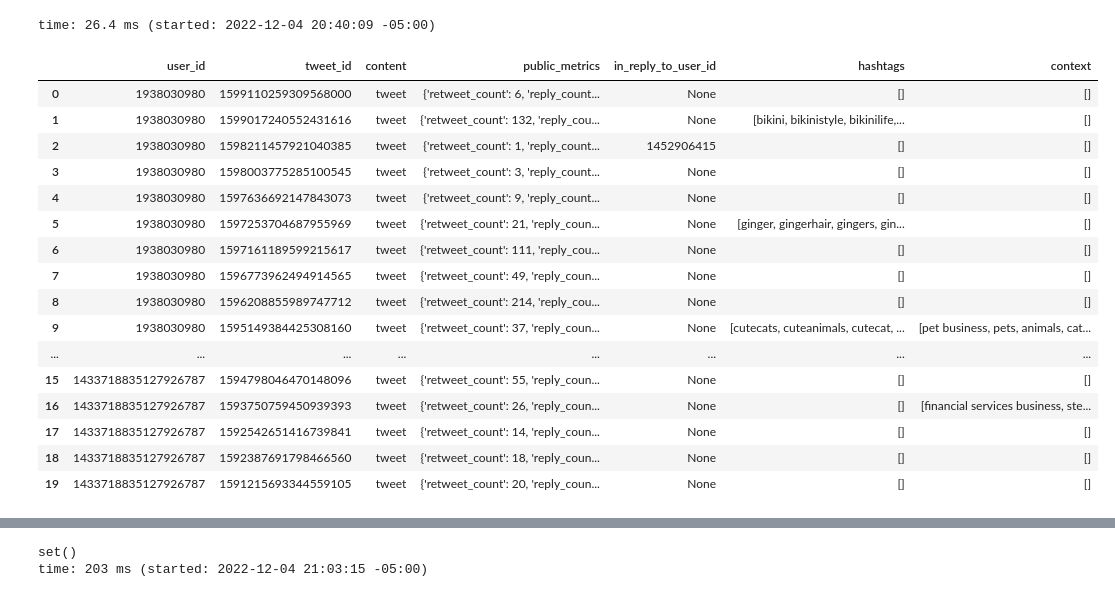
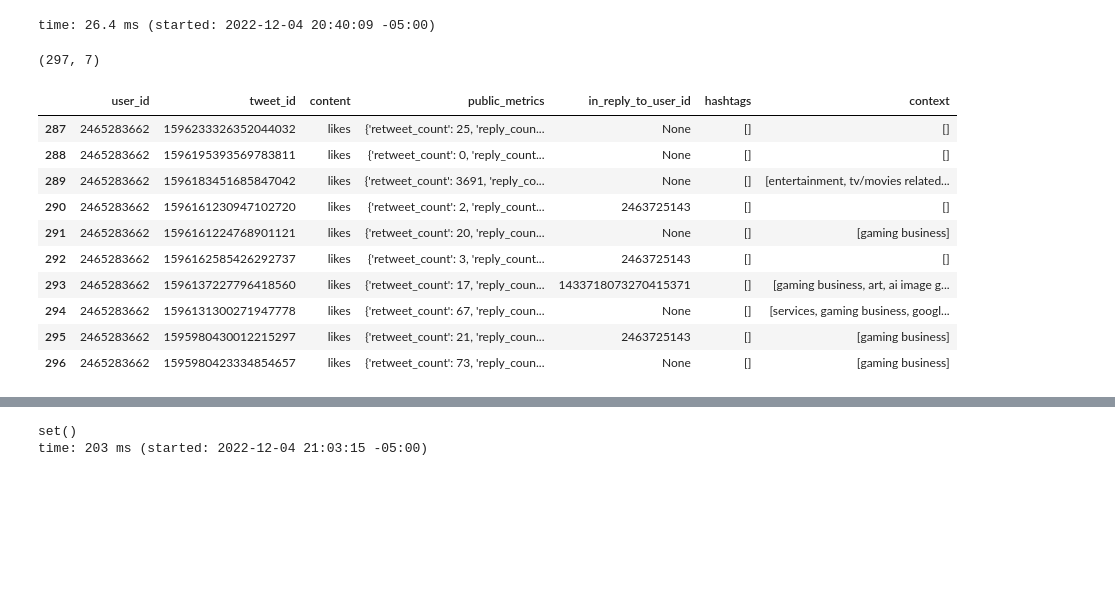
Before and after one commit to lejinvarghese/ego_networks, a Jupyter notebook: notebooks/communities.ipynb, the cells around one changed output, grey strips where cells are left out. Drawn from its saved outputs; the diff is of its cells as text; code cells hidden in the pictures; blank space fills up the shorter version.

Commit message:
tweet scraper api working
Signed-off-by: lejinvarghese <lejinsnests@yahoo.com>

```diff
--- a/notebooks/communities.ipynb
+++ b/notebooks/communities.ipynb
@@ -435,36 +435,48 @@ nodes.sample(5)
 | 113316 | 953223246 | Saif Rahman | https://pbs.twimg.com/profile_ima... | {'followers_count': 5810, 'follow... | SaifRRahman | False | NaN |
 time: 26.4 ms (started: 2022-12-04 20:40:09 -05:00)
 # %%
-test_users= [1938030980, 1433718835127926787]
+test_users= [1938030980, 1433718835127926787, 2465283662]
 tweets_dataframe = pd.DataFrame()
 
-for test_user in test_users:
-    tweets = client.get_users_tweets(id=test_user, tweet_fields=['context_annotations','in_reply_to_user_id','public_metrics','entities'])
-    for tweet in tweets.data:
-        tweets_dataframe = tweets_dataframe.append({
-                                                "user_id": test_user,
-                                                "tweet_id": tweet.id,
-                                                "content": "tweet",
-                                                "public_metrics": tweet.public_metrics,
-                                                "in_reply_to_user_id":tweet.in_reply_to_user_id,
-                                                "hashtags": [h.get('tag') for h in tweet.entities.get('hashtags', ())],
-                                                "context": [t.get('entity', ()).get('name').lower() for t in tweet.context_annotations]}, ignore_index=True)
-tweets_dataframe
+def get_content_type(
+                    user_id,
+                     content_type = "tweets",
+                     tweet_fields=['context_annotations','in_reply_to_user_id','public_metrics','entities']):
+    if content_type == "tweets":
+        return client.get_users_tweets(id=user_id, tweet_fields=tweet_fields).data
+    elif content_type == "mentions":
+        return client.get_users_mentions(id=user_id, tweet_fields=tweet_fields).data
+    elif content_type == "likes":
+        return client.get_liked_tweets(id=user_id, tweet_fields=tweet_fields).data
+
+for c in ["tweets", "mentions", "likes"]:
+    for test_user in test_users:
+        data = get_content_type(user_id=test_user, content_type=c)
+        for d in data:
+            try:
+                tweets_dataframe = tweets_dataframe.append({
+                                                        "user_id": test_user,
+                                                        "tweet_id": d.id,
+                                                        "content": c,
+                                                        "public_metrics": d.public_metrics,
+                                                        "in_reply_to_user_id":d.in_reply_to_user_id,
+                                                        "hashtags": [h.get('tag') for h in d.get('entities').get('hashtags', ())],
+                                                        "context": [t.get('entity', ()).get('name').lower() for t in d.context_annotations]}, ignore_index=True)
+            except:
+                continue
+print(tweets_dataframe.shape)
+tweets_dataframe.to_csv("data/tweets.csv", index=False)
+tweets_dataframe.tail(10)
 # %% [output]
+(297, 7)
 |  | user_id | tweet_id | content | public_metrics | in_reply_to_user_id | hashtags | context |
-| 0 | 1938030980 | 1599110259309568000 | tweet | {'retweet_count': 6, 'reply_count... | None | [] | [] |
-| 1 | 1938030980 | 1599017240552431616 | tweet | {'retweet_count': 132, 'reply_cou... | None | [bikini, bikinistyle, bikinilife,... | [] |
-| 2 | 1938030980 | 1598211457921040385 | tweet | {'retweet_count': 1, 'reply_count... | 1452906415 | [] | [] |
-| 3 | 1938030980 | 1598003775285100545 | tweet | {'retweet_count': 3, 'reply_count... | None | [] | [] |
-| 4 | 1938030980 | 1597636692147843073 | tweet | {'retweet_count': 9, 'reply_count... | None | [] | [] |
-| 5 | 1938030980 | 1597253704687955969 | tweet | {'retweet_count': 21, 'reply_coun... | None | [ginger, gingerhair, gingers, gin... | [] |
-| 6 | 1938030980 | 1597161189599215617 | tweet | {'retweet_count': 111, 'reply_cou... | None | [] | [] |
-| 7 | 1938030980 | 1596773962494914565 | tweet | {'retweet_count': 49, 'reply_coun... | None | [] | [] |
-| 8 | 1938030980 | 1596208855989747712 | tweet | {'retweet_count': 214, 'reply_cou... | None | [] | [] |
-| 9 | 1938030980 | 1595149384425308160 | tweet | {'retweet_count': 37, 'reply_coun... | None | [cutecats, cuteanimals, cutecat, ... | [pet business, pets, animals, cat... |
-| ... | ... | ... | ... | ... | ... | ... | ... |
-| 15 | 1433718835127926787 | 1594798046470148096 | tweet | {'retweet_count': 55, 'reply_coun... | None | [] | [] |
-| 16 | 1433718835127926787 | 1593750759450939393 | tweet | {'retweet_count': 26, 'reply_coun... | None | [] | [financial services business, ste... |
-| 17 | 1433718835127926787 | 1592542651416739841 | tweet | {'retweet_count': 14, 'reply_coun... | None | [] | [] |
-| 18 | 1433718835127926787 | 1592387691798466560 | tweet | {'retweet_count': 18, 'reply_coun... | None | [] | [] |
-| 19 | 1433718835127926787 | 1591215693344559105 | tweet | {'retweet_count': 20, 'reply_coun... | None | [] | [] |
+| 287 | 2465283662 | 1596233326352044032 | likes | {'retweet_count': 25, 'reply_coun... | None | [] | [] |
+| 288 | 2465283662 | 1596195393569783811 | likes | {'retweet_count': 0, 'reply_count... | None | [] | [] |
+| 289 | 2465283662 | 1596183451685847042 | likes | {'retweet_count': 3691, 'reply_co... | None | [] | [entertainment, tv/movies related... |
+| 290 | 2465283662 | 1596161230947102720 | likes | {'retweet_count': 2, 'reply_count... | 2463725143 | [] | [] |
+| 291 | 2465283662 | 1596161224768901121 | likes | {'retweet_count': 20, 'reply_coun... | None | [] | [gaming business] |
+| 292 | 2465283662 | 1596162585426292737 | likes | {'retweet_count': 3, 'reply_count... | 2463725143 | [] | [] |
+| 293 | 2465283662 | 1596137227796418560 | likes | {'retweet_count': 17, 'reply_coun... | 1433718073270415371 | [] | [gaming business, art, ai image g... |
+| 294 | 2465283662 | 1596131300271947778 | likes | {'retweet_count': 67, 'reply_coun... | None | [] | [services, gaming business, googl... |
+| 295 | 2465283662 | 1595980430012215297 | likes | {'retweet_count': 21, 'reply_coun... | 2463725143 | [] | [gaming business] |
+| 296 | 2465283662 | 1595980423334854657 | likes | {'retweet_count': 73, 'reply_coun... | None | [] | [gaming business] |
```
Also changed, not shown: parts of 5 cells of this notebook.
